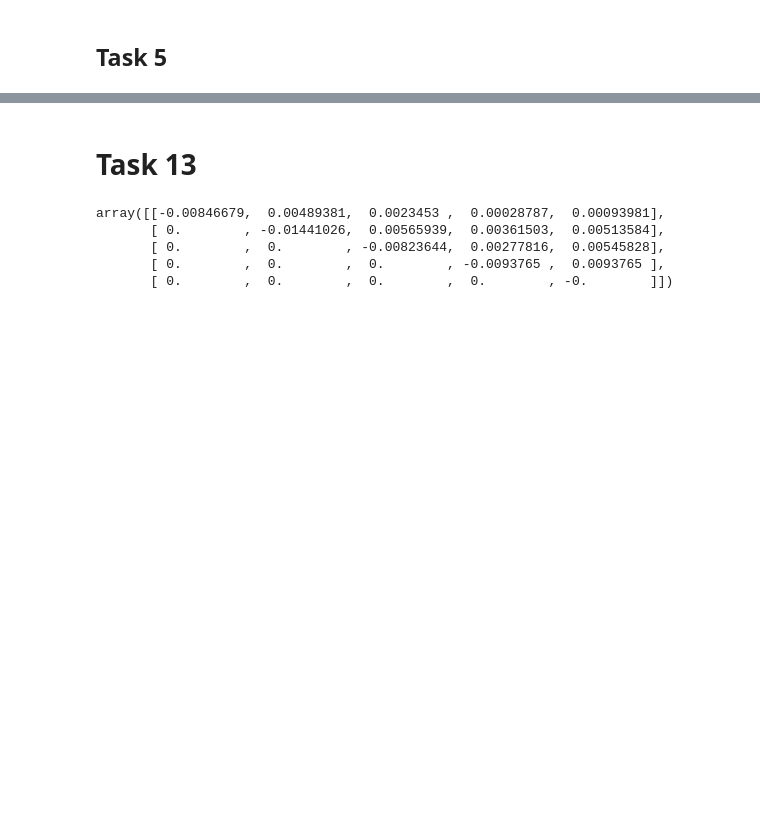
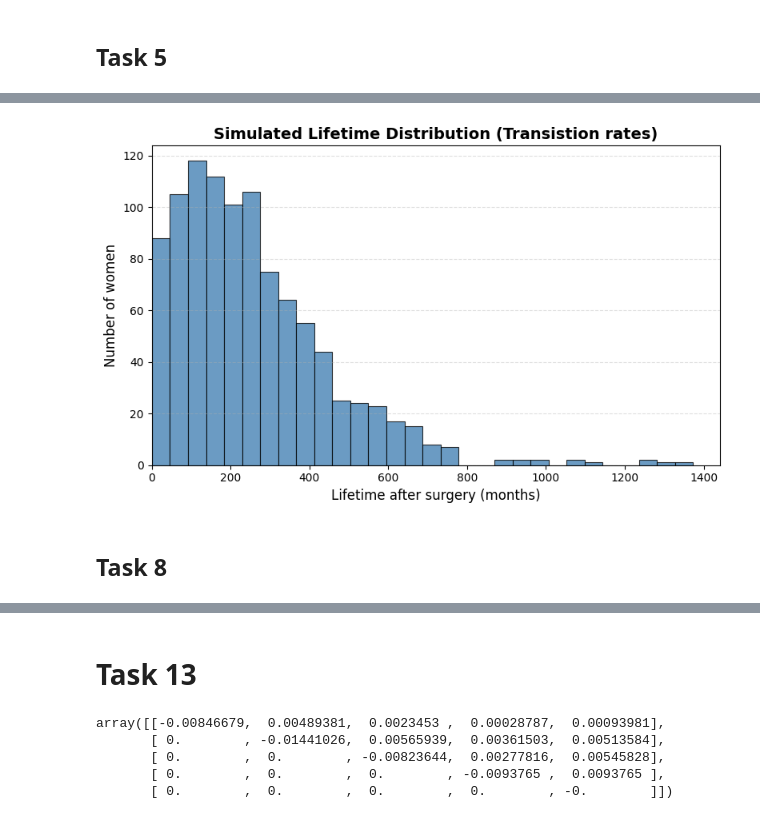
Before and after one commit to AgnesOlsen/02443_Stocastic_Simulation, a Jupyter notebook: Notebooks Project 1/Source_code.ipynb, the cells around one changed output, grey strips where cells are left out. Cells and saved outputs as stored; diff of their text form; code cells hidden in the pictures; blank space fills up the shorter version.

Commit message:
source code done except (task 13)

```diff
--- a/Notebooks Project 1/Source_code.ipynb
+++ b/Notebooks Project 1/Source_code.ipynb
@@ -134,20 +206,18 @@ plt.show()
 # %% [markdown]
 ## Task 4
 # %%
+# Simulate 1000 women who survives first 12 months but breast cancer
+# has reappered within the first 12 months (distant or locally)
 np.random.seed(42)
-women_cancer_again = []
-while len(women_cancer_again) != 1000:
+women_cancer_again_lifetimes = [] # Store state history of the womans
+while len(women_cancer_again_lifetimes) != 1000:
     X = sim_liftime_women(P)
     if (1 in X[:12]) and (len(X) > 12):
-        women_cancer_again.append(X)
+        women_cancer_again_lifetimes.append(len(X))
 
     elif (2 in X[:12]) and (len(X) > 12):
-        women_cancer_again.append(X)
+        women_cancer_again_lifetimes.append(len(X))
 
     elif (3 in X[:12]) and (len(X) > 12):
-        women_cancer_again.append(X)
-
-life_times_cancer_again = []
-for elem in women_cancer_again:
-    life_times_cancer_again.append(len(elem))
+        women_cancer_again_lifetimes.append(len(X))
 # %%
@@ -191,0 +414,25 @@ def control_variate(n,n_womens):
+# %%
+plt.figure(figsize=(8, 5))
+
+plt.hist(
+    lifetimes_rate,
+    bins=30,
+    color="steelblue",
+    edgecolor="black",
+    linewidth=0.8,
+    alpha=0.8,
+)
+
+plt.xlabel("Lifetime after surgery (months)", fontsize=12)
+plt.ylabel("Number of women", fontsize=12)
+plt.title("Simulated Lifetime Distribution (Transistion rates)", fontsize=14, weight="bold")
+
+plt.grid(axis="y", linestyle="--", alpha=0.4)
+plt.xlim(left=0)  # Remove if negative values are possible
+
+plt.tight_layout()
+plt.show()
+# %% [output]
+[figure, added]
+# %% [markdown]
+## Task 8
```
Also changed, not shown: parts of 45 cells of this notebook, 1 other file.
